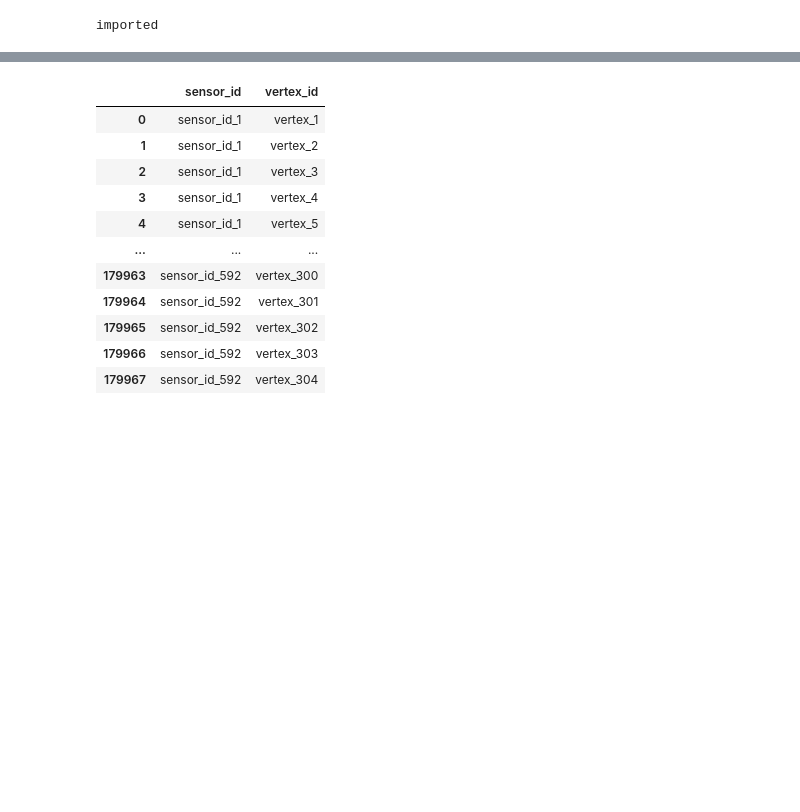
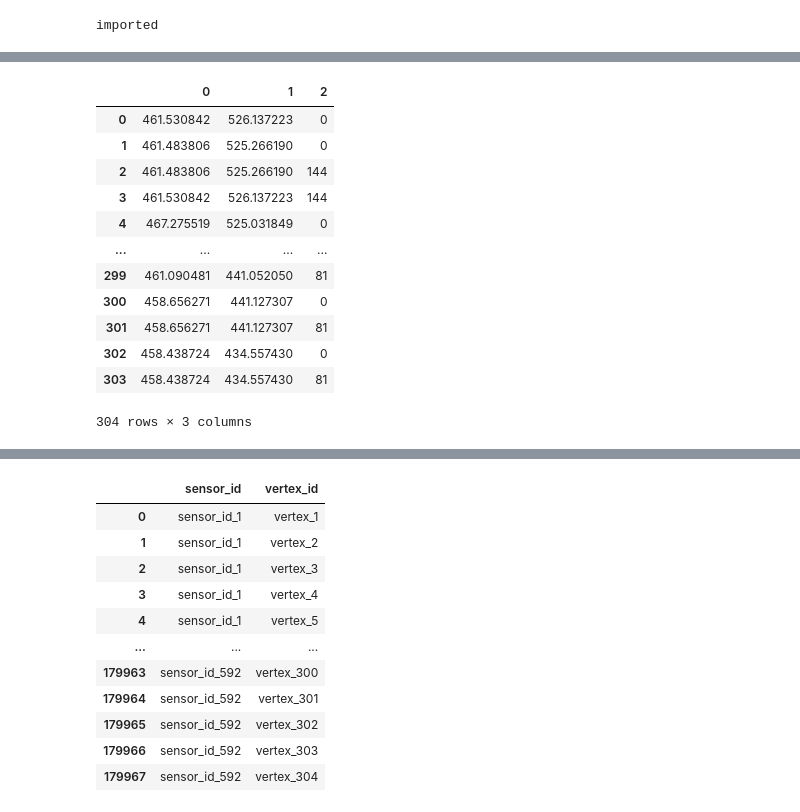
Before and after one commit to chanjunha0/MastersofArchitecture_Thesis_2024, a Jupyter notebook: gnn_dataset.ipynb, the cells around one changed output, grey strips where cells are left out. Cells and saved outputs as stored; diff of their text form; code cells hidden in the pictures; blank space fills up the shorter version.

```diff
--- a/gnn_dataset.ipynb
+++ b/gnn_dataset.ipynb
@@ -83,0 +40,16 @@ labels_df.shape
+# %%
+building_df
+# %% [output]
+|  | 0 | 1 | 2 |
+| 0 | 461.530842 | 526.137223 | 0 |
+| 1 | 461.483806 | 525.266190 | 0 |
+| 2 | 461.483806 | 525.266190 | 144 |
+| 3 | 461.530842 | 526.137223 | 144 |
+| 4 | 467.275519 | 525.031849 | 0 |
+| ... | ... | ... | ... |
+| 299 | 461.090481 | 441.052050 | 81 |
+| 300 | 458.656271 | 441.127307 | 0 |
+| 301 | 458.656271 | 441.127307 | 81 |
+| 302 | 458.438724 | 434.557430 | 0 |
+| 303 | 458.438724 | 434.557430 | 81 |
+304 rows × 3 columns
```
Also changed, not shown: parts of 56 cells of this notebook, 1 other file.
